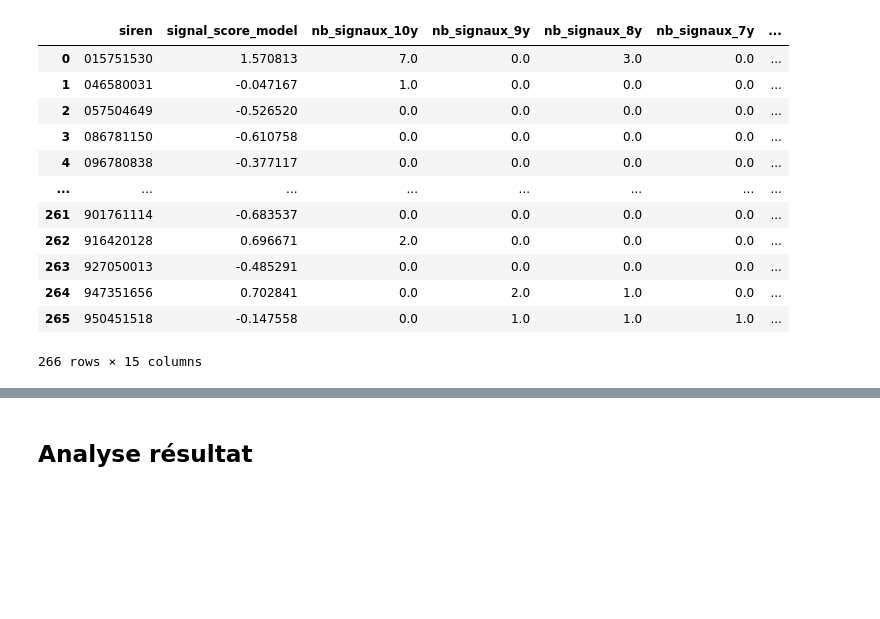
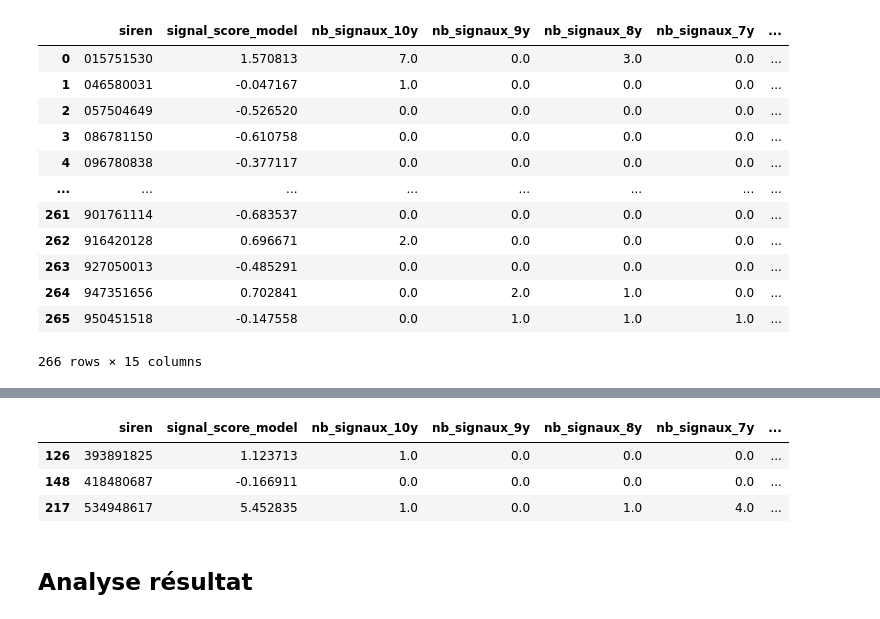
Before and after one commit to dev-labarre/ose-main, a Jupyter notebook: notebooks/Signal_Baseline_Model_v2.ipynb, the cells around one changed output, grey strips where cells are left out. Saved outputs shown, nothing was run; the diff lists cells and outputs as text; code cells hidden in the pictures; blank space fills up the shorter version.

```diff
--- a/notebooks/Signal_Baseline_Model_v2.ipynb
+++ b/notebooks/Signal_Baseline_Model_v2.ipynb
@@ -609,3 +622,12 @@ display(signal_features)
+# %%
+# voir la liste des chèvres de Laetitia
+siren_list_chevre = ["534948617", "393891825","418480687"]
+signal_features[signal_features["siren"].isin(siren_list_chevre)]
+# %% [output]
+|  | siren | signal_score_model | nb_signaux_10y | nb_signaux_9y | nb_signaux_8y | nb_signaux_7y | ... |
+| 126 | 393891825 | 1.123713 | 1.0 | 0.0 | 0.0 | 0.0 | ... |
+| 148 | 418480687 | -0.166911 | 0.0 | 0.0 | 0.0 | 0.0 | ... |
+| 217 | 534948617 | 5.452835 | 1.0 | 0.0 | 1.0 | 4.0 | ... |
 # %% [markdown]
 ## Analyse résultat
 # %%
```
Also changed, not shown: parts of 4 cells of this notebook.
